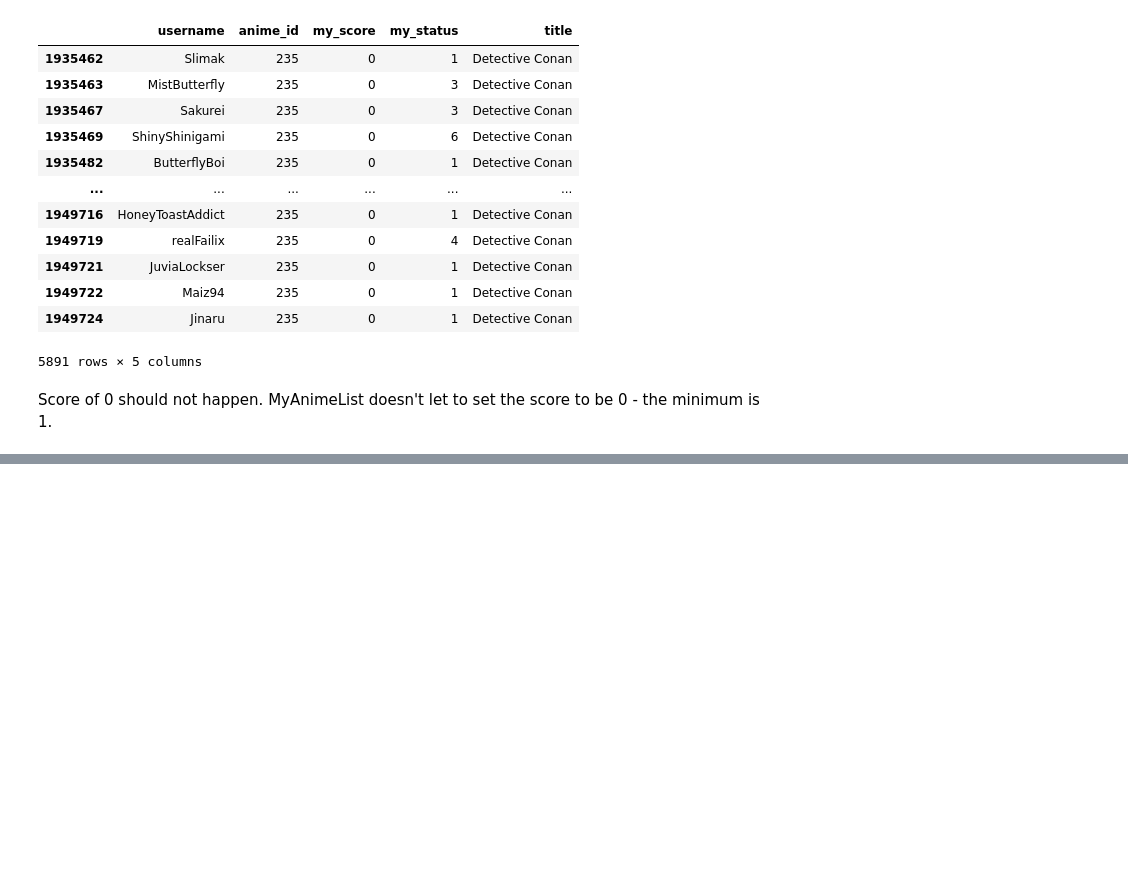
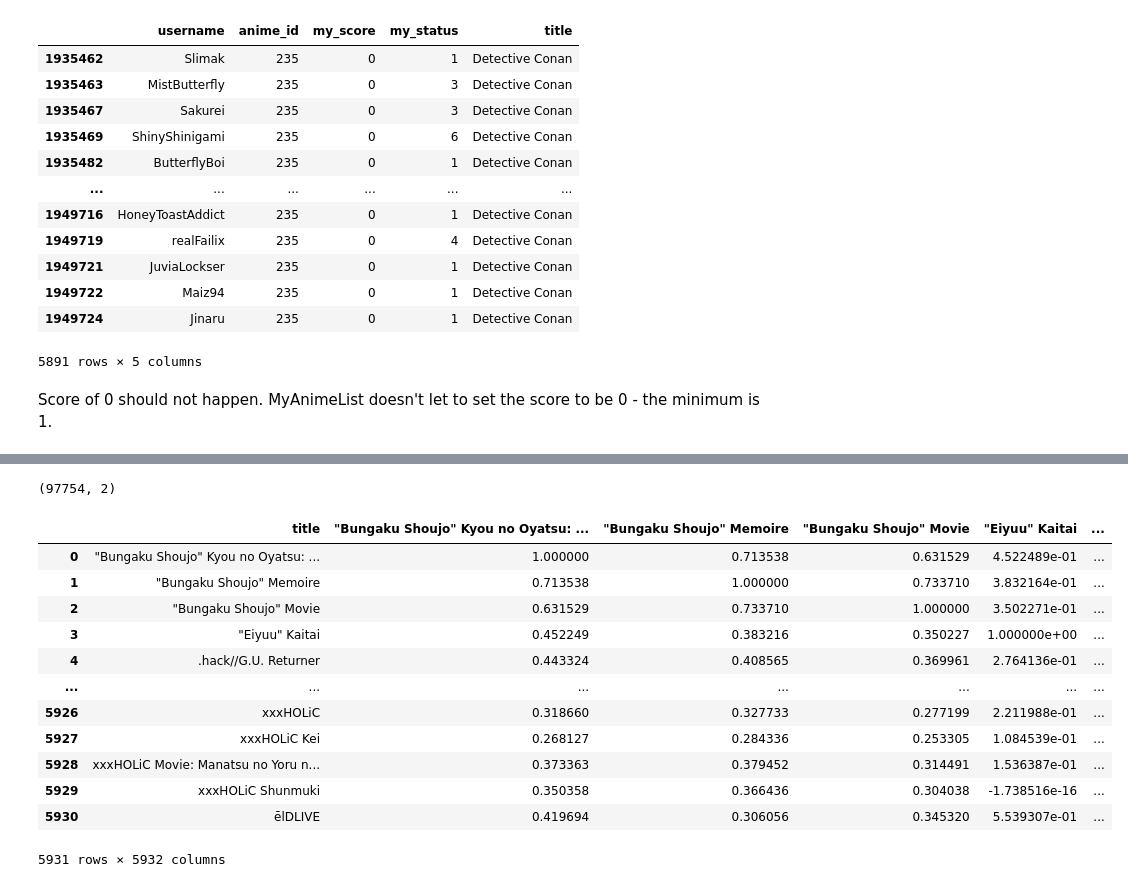
Before and after one commit to HWaiChan/anime-ml, a Jupyter notebook: anime-recommender.ipynb, the cells around one changed output, grey strips where cells are left out. Drawn from its saved outputs; the diff is of its cells as text; code cells hidden in the pictures; blank space fills up the shorter version.

```diff
--- a/data-visualisation.ipynb
+++ b/anime-recommender.ipynb
@@ -349,0 +384,4 @@ dict(sorted(results_dict_no_0.items(), key=lambda item: item[1], reverse=True))
+# %%
+AnimesRatedPerUserNice.shape
+# %% [output]
+(97754, 2)
@@ -349,0 +390,21 @@ dict(sorted(results_dict_no_0.items(), key=lambda item: item[1], reverse=True))
+# %%
+#scoresByAnimeFiltered = ScoresDFFilteredNice.pivot_table(index='username', columns='title', values='my_score')
+#animeCorrelation = scoresByAnimeFiltered.corr(method='pearson')
+#animeCorrelation.to_csv('pearson_model_nice_20.csv')
+
+animeCorrelation = pd.read_csv('pearson_model_nice_20.csv')
+animeCorrelation
+# %% [output]
+|  | title | "Bungaku Shoujo" Kyou no Oyatsu: ... | "Bungaku Shoujo" Memoire | "Bungaku Shoujo" Movie | "Eiyuu" Kaitai | ... |
+| 0 | "Bungaku Shoujo" Kyou no Oyatsu: ... | 1.000000 | 0.713538 | 0.631529 | 4.522489e-01 | ... |
+| 1 | "Bungaku Shoujo" Memoire | 0.713538 | 1.000000 | 0.733710 | 3.832164e-01 | ... |
+| 2 | "Bungaku Shoujo" Movie | 0.631529 | 0.733710 | 1.000000 | 3.502271e-01 | ... |
+| 3 | "Eiyuu" Kaitai | 0.452249 | 0.383216 | 0.350227 | 1.000000e+00 | ... |
+| 4 | .hack//G.U. Returner | 0.443324 | 0.408565 | 0.369961 | 2.764136e-01 | ... |
+| ... | ... | ... | ... | ... | ... | ... |
+| 5926 | xxxHOLiC | 0.318660 | 0.327733 | 0.277199 | 2.211988e-01 | ... |
+| 5927 | xxxHOLiC Kei | 0.268127 | 0.284336 | 0.253305 | 1.084539e-01 | ... |
+| 5928 | xxxHOLiC Movie: Manatsu no Yoru n... | 0.373363 | 0.379452 | 0.314491 | 1.536387e-01 | ... |
+| 5929 | xxxHOLiC Shunmuki | 0.350358 | 0.366436 | 0.304038 | -1.738516e-16 | ... |
+| 5930 | ēlDLIVE | 0.419694 | 0.306056 | 0.345320 | 5.539307e-01 | ... |
+5931 rows × 5932 columns
```
Also changed, not shown: parts of 24 cells of this notebook, 3 other files.
